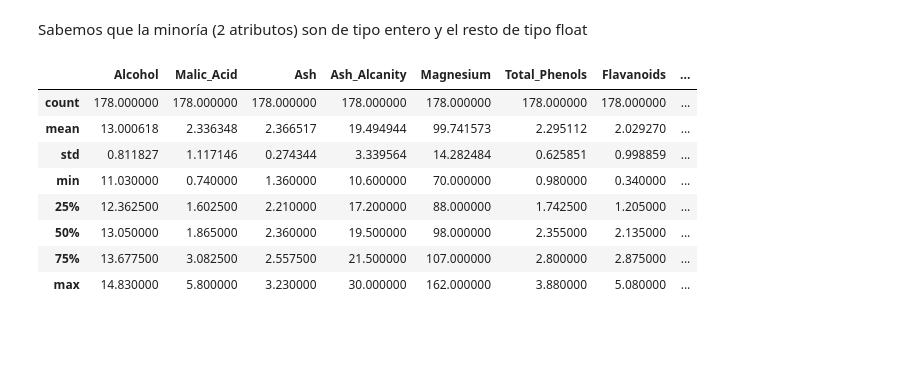
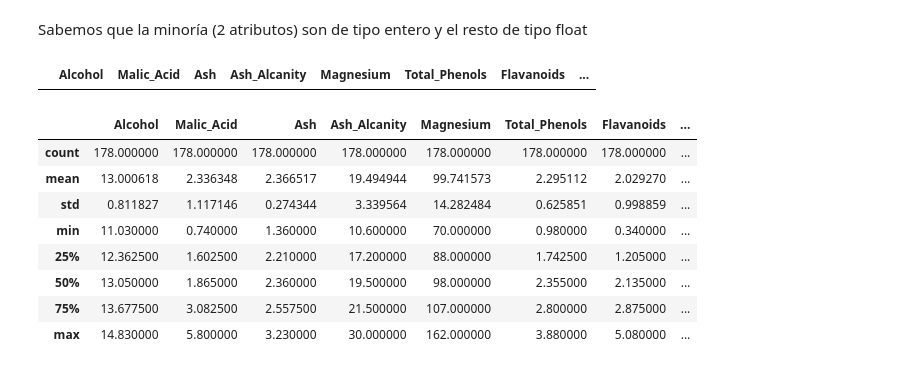
Before and after one commit to AlexCanchari/ML_Wines, a Jupyter notebook: notebooks/01_data_eda.ipynb, the cells around one changed output. Cells and saved outputs as stored; diff of their text form; code cells hidden in the pictures; blank space fills up the shorter version.

```diff
--- a/notebooks/01_data_eda.ipynb
+++ b/notebooks/01_data_eda.ipynb
@@ -47,6 +47,10 @@ dtypes: float64(11), int64(2)
 memory usage: 18.2 KB
 # %% [markdown]
 Sabemos que la minoría (2 atributos) son de tipo entero y el resto de tipo float
+# %%
+df[df.duplicated()]
+# %% [output]
+|  | Alcohol | Malic_Acid | Ash | Ash_Alcanity | Magnesium | Total_Phenols | Flavanoids | ... |
 # %%
 df.describe()
 # %% [output]
```
Also changed, not shown: parts of 3 cells of this notebook.
